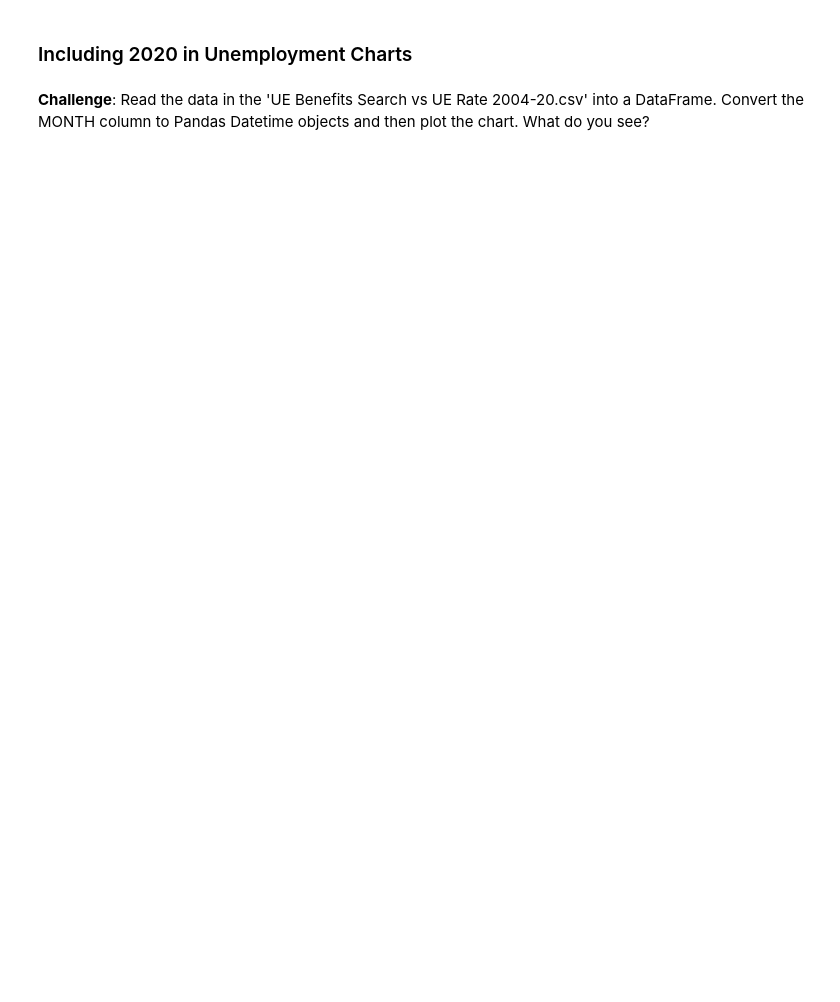
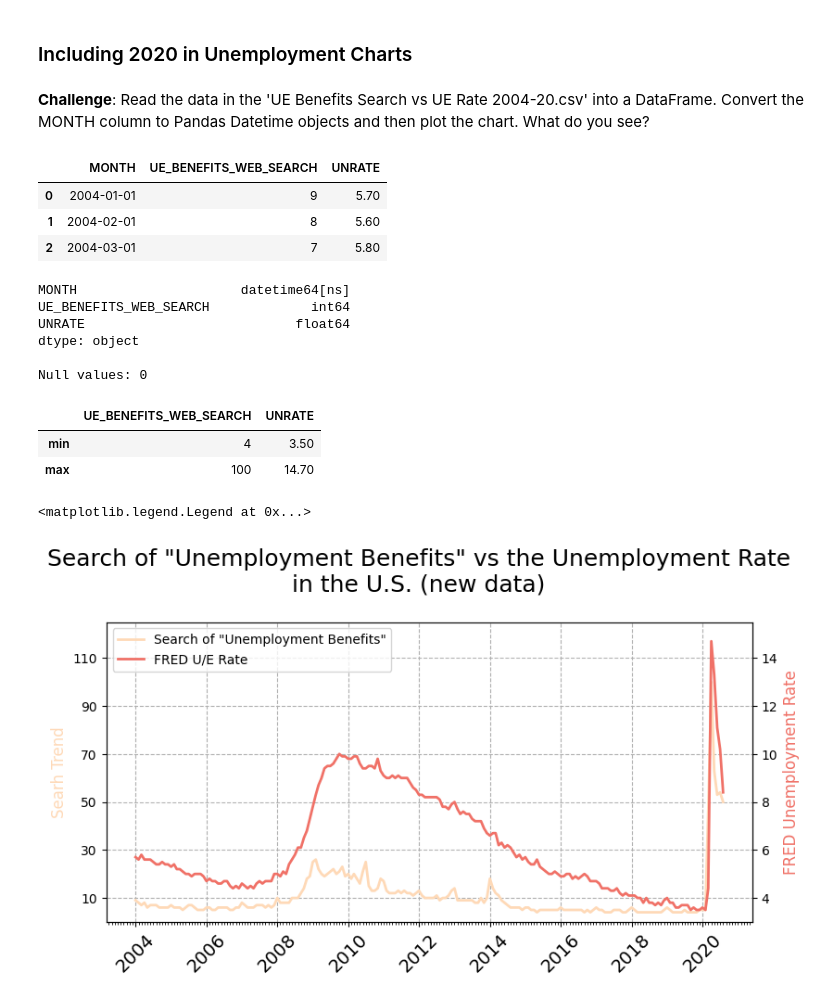
Before and after one commit to 22skowron/Data-manipulation-practice, a Jupyter notebook: Google Trends and Data Visualisation (start).ipynb, the cells around one changed output. Drawn from its saved outputs; the diff is of its cells as text; code cells hidden in the pictures; blank space fills up the shorter version.

```diff
--- a/Google Trends and Data Visualisation (start).ipynb
+++ b/Google Trends and Data Visualisation (start).ipynb
@@ -555,3 +588,81 @@ ax1.legend()
 ### Including 2020 in Unemployment Charts
 # %% [markdown]
 **Challenge**: Read the data in the 'UE Benefits Search vs UE Rate 2004-20.csv' into a DataFrame. Convert the MONTH column to Pandas Datetime objects and then plot the chart. What do you see?
+# %%
+unemployment_extended_df = pd.read_csv(r'Data_files\Google Trends Data Viz (start)\UE Benefits Search vs UE Rate 2004-20.csv',
+                                      parse_dates=['MONTH'])
+
+# unemployment_extended_df['MONTH'] = pd.to_datetime(unemployment_extended_df['MONTH'])
+
+unemployment_extended_df.head(3)
+# %% [output]
+|  | MONTH | UE_BENEFITS_WEB_SEARCH | UNRATE |
+| 0 | 2004-01-01 | 9 | 5.70 |
+| 1 | 2004-02-01 | 8 | 5.60 |
+| 2 | 2004-03-01 | 7 | 5.80 |
+# %%
+print(unemployment_extended_df.dtypes)
+print(f'\nNull values: {unemployment_extended_df.isna().any(axis=1).sum()}')
+# %% [output]
+MONTH                     datetime64[ns]
+UE_BENEFITS_WEB_SEARCH             int64
+UNRATE                           float64
+dtype: object
+
+Null values: 0
+# %%
+unemployment_extended_df.select_dtypes('number').agg(['min', 'max'])
+# %% [output]
+|  | UE_BENEFITS_WEB_SEARCH | UNRATE |
+| min | 4 | 3.50 |
+| max | 100 | 14.70 |
+# %%
+fig, ax1 = plt.subplots(figsize=(9, 4.2))
+fig.suptitle('Search of "Unemployment Benefits" vs the Unemployment Rate\nin the U.S. (new data)', fontsize=18, y=1.07)
+
+# Web searches
+l1, = ax1.plot(
+    'MONTH',
+    'UE_BENEFITS_WEB_SEARCH',
+    data=unemployment_extended_df,
+    color='#fed9b7', linestyle='-', linewidth=2,
+    label='Search of "Unemployment Benefits"'
+)
+
+ax1.set_ylabel('Searh Trend', color='#fed9b7', fontsize=12)
+ax1.set_ylim(0, 125)
+ax1.set_yticks(np.arange(10, 121, 20))
+
+# Unemployment rate
+ax2 = ax1.twinx()
+l2, = ax2.plot(
+    'MONTH',
+    'UNRATE',
+    data=unemployment_extended_df,
+    color='#f07167', linestyle='-', linewidth=2,
+    label='FRED U/E Rate'
+)
+
+ax2.set_ylabel('FRED Unemployment Rate', color='#f07167', fontsize=12)
+ax2.set_ylim(3, 15.5)
+ax2.set_yticks(np.arange(4, 15, 2))
+
+# X AXIS
+ax1.xaxis.set_major_locator(years)
+ax1.xaxis.set_minor_locator(months)
+ax1.xaxis.set_major_formatter(years_format)
+
+ax1.set_xticks(
+    pd.date_range(
+    start=unemployment_extended_df['MONTH'].min(),
+    end=unemployment_extended_df['MONTH'].max(),
+    freq='2YS'
+))
+ax1.tick_params(axis='x', labelsize=14, rotation=45)
+
+# Graph settings
+ax1.grid(linestyle='--')
+ax1.legend(handles=[l1, l2], loc='upper left')
+# %% [output]
+<matplotlib.legend.Legend at 0x...>
+[figure, added]
```
Also changed, not shown: parts of 5 cells of this notebook, 1 other file.
